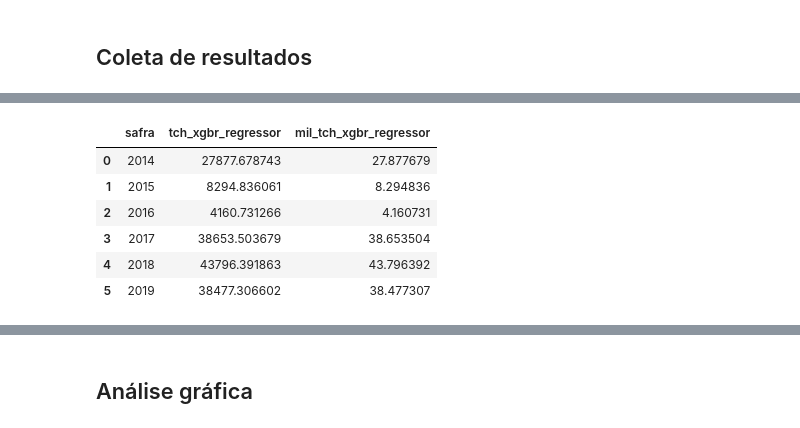
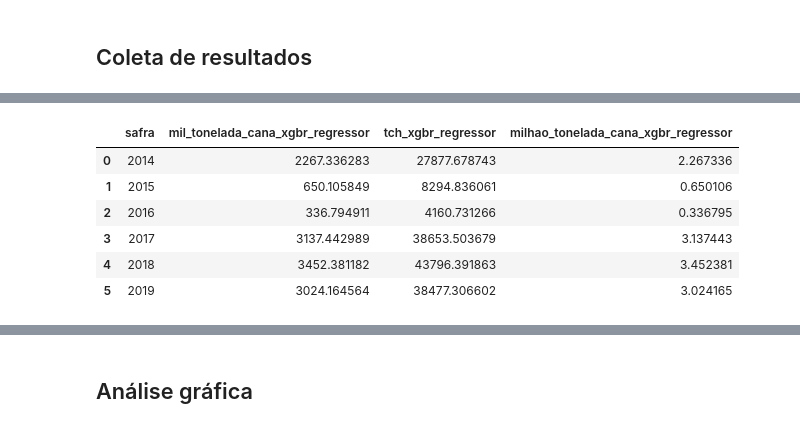
Before and after one commit to victorpecine/teste_ubirata, a Jupyter notebook: teste_ubirata_2.ipynb, the cells around one changed output, grey strips where cells are left out. Saved outputs shown, nothing was run; the diff lists cells and outputs as text; code cells hidden in the pictures.

```diff
--- a/teste_ubirata_2.ipynb
+++ b/teste_ubirata_2.ipynb
@@ -1265,14 +1395,14 @@ fig.update_layout(height=400,
 # %% [markdown]
 ### Pred TCH 2019
 # %%
-t1 = time.perf_counter()
+# t1 = time.perf_counter()
 
-pred_tch_2019_rand_forest_regressor = melhor_rand_forest_regressor.predict(X_2019_scaled)
+# pred_tch_2019_rand_forest_regressor = melhor_rand_forest_regressor.predict(X_2019_scaled)
 
-pred_tch_2019_rand_forest_regressor = pd.Series(pred_tch_2019_rand_forest_regressor, index=y_2019.index)
+# pred_tch_2019_rand_forest_regressor = pd.Series(pred_tch_2019_rand_forest_regressor, index=y_2019.index)
 
-y_2019['tch_rand_forest_regressor'] = pred_tch_2019_rand_forest_regressor
+# y_2019['tch_rand_forest_regressor'] = pred_tch_2019_rand_forest_regressor
 
-t2 = time.perf_counter()
-print(f'Tempo de execução: {t2-t1:.2f} segundos')
-print(f'Tempo de execução: {(t2-t1) / 60:.2f} minutos')
+# t2 = time.perf_counter()
+# print(f'Tempo de execução: {t2-t1:.2f} segundos')
+# print(f'Tempo de execução: {(t2-t1) / 60:.2f} minutos')
@@ -1447,14 +1561,14 @@ fig.update_layout(height=400,
 # %% [markdown]
 ### Pred TCH 2019
 # %%
-t1 = time.perf_counter()
+# t1 = time.perf_counter()
 
-pred_tch_2019_rand_forest_bayes = melhor_rand_forest_bayes.predict(X_2019_scaled)
+# pred_tch_2019_rand_forest_bayes = melhor_rand_forest_bayes.predict(X_2019_scaled)
 
-pred_tch_2019_rand_forest_bayes = pd.Series(pred_tch_2019_rand_forest_bayes, index=y_2019.index)
+# pred_tch_2019_rand_forest_bayes = pd.Series(pred_tch_2019_rand_forest_bayes, index=y_2019.index)
 
-y_2019['tch_rand_forest_bayes'] = pred_tch_2019_rand_forest_bayes
+# y_2019['tch_rand_forest_bayes'] = pred_tch_2019_rand_forest_bayes
 
-t2 = time.perf_counter()
-print(f'Tempo de execução: {t2-t1:.2f} segundos')
-print(f'Tempo de execução: {(t2-t1) / 60:.2f} minutos')
+# t2 = time.perf_counter()
+# print(f'Tempo de execução: {t2-t1:.2f} segundos')
+# print(f'Tempo de execução: {(t2-t1) / 60:.2f} minutos')
@@ -1474,6 +1586,8 @@ tch_xgbr_regressor = pd.concat([df_2014_2018['TCH'], y_2019['tch_xgbr_regressor'
 df_2014_2019 = df.copy()
 
 df_2014_2019['tch_xgbr_regressor'] = tch_xgbr_regressor
+
+df_2014_2019['mil_tonelada_cana_xgbr_regressor'] = df_2014_2019['area'] * df_2014_2019['tch_xgbr_regressor'] / 1000
 
 # df_2014_2019['tch_rand_forest_regressor'] = tch_rand_forest_regressor
 
@@ -1518,23 +1632,26 @@ The default value of numeric_only in DataFrameGroupBy.sum is deprecated. In a fu
 # %%
-df_safras_tch = pd.DataFrame(df_2014_2019.groupby('safra')[['tch_xgbr_regressor',
+df_safras_tch = pd.DataFrame(df_2014_2019.groupby('safra')[['mil_tonelada_cana_xgbr_regressor',
+                                                            'tch_xgbr_regressor',
                                                             # 'tch_rand_forest_regressor',
                                                             # 'tch_rand_forest_bayes'
                                                             ]].sum())
 
 df_safras_tch.reset_index(drop=False, inplace=True)
 
-df_safras_tch['mil_tch_xgbr_regressor'] = df_safras_tch['tch_xgbr_regressor'] / 1000
+# df_safras_tch['mil_tch_xgbr_regressor'] = df_safras_tch['tch_xgbr_regressor'] / 1000
+
+df_safras_tch['milhao_tonelada_cana_xgbr_regressor'] = df_safras_tch['mil_tonelada_cana_xgbr_regressor'] / 1000
 
 # df_safras_tch['mil_tch_rand_forest_regressor'] = df_safras_tch['tch_rand_forest_regressor'] / 1000
 
 # df_safras_tch['mil_tch_rand_forest_bayes'] = df_safras_tch['tch_rand_forest_bayes'] / 1000
 
 df_safras_tch
 # %% [output]
-|  | safra | tch_xgbr_regressor | mil_tch_xgbr_regressor |
-| 0 | 2014 | 27877.678743 | 27.877679 |
-| 1 | 2015 | 8294.836061 | 8.294836 |
-| 2 | 2016 | 4160.731266 | 4.160731 |
-| 3 | 2017 | 38653.503679 | 38.653504 |
-| 4 | 2018 | 43796.391863 | 43.796392 |
-| 5 | 2019 | 38477.306602 | 38.477307 |
+|  | safra | mil_tonelada_cana_xgbr_regressor | tch_xgbr_regressor | milhao_tonelada_cana_xgbr_regressor |
+| 0 | 2014 | 2267.336283 | 27877.678743 | 2.267336 |
+| 1 | 2015 | 650.105849 | 8294.836061 | 0.650106 |
+| 2 | 2016 | 336.794911 | 4160.731266 | 0.336795 |
+| 3 | 2017 | 3137.442989 | 38653.503679 | 3.137443 |
+| 4 | 2018 | 3452.381182 | 43796.391863 | 3.452381 |
+| 5 | 2019 | 3024.164564 | 38477.306602 | 3.024165 |
```
Also changed, not shown: parts of 32 cells of this notebook.
